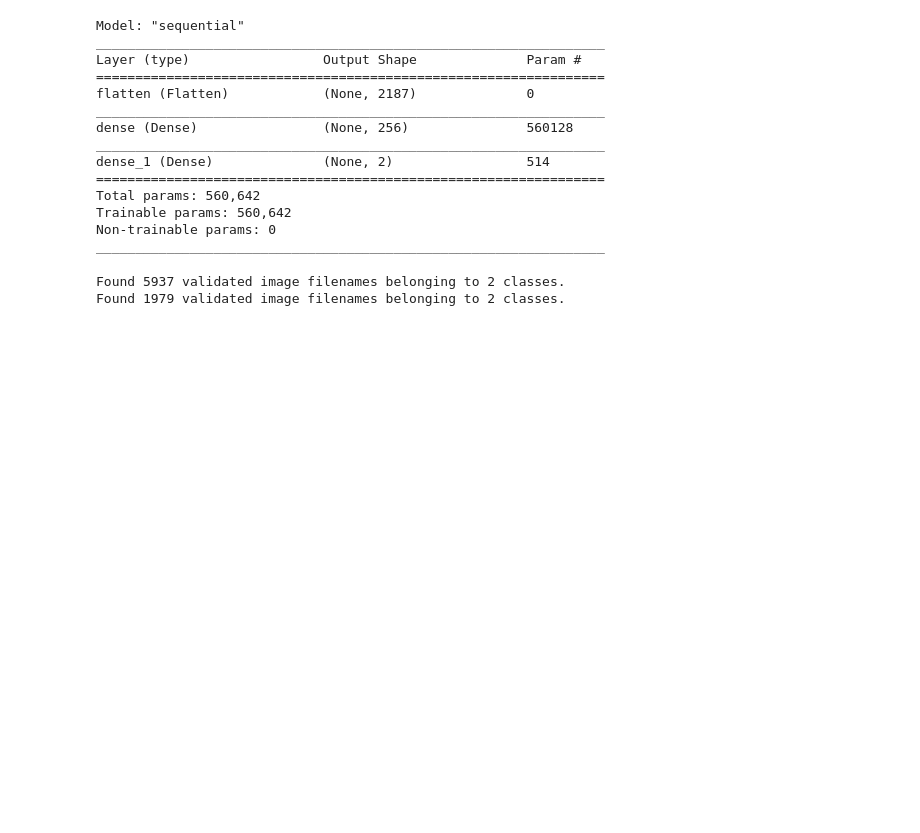
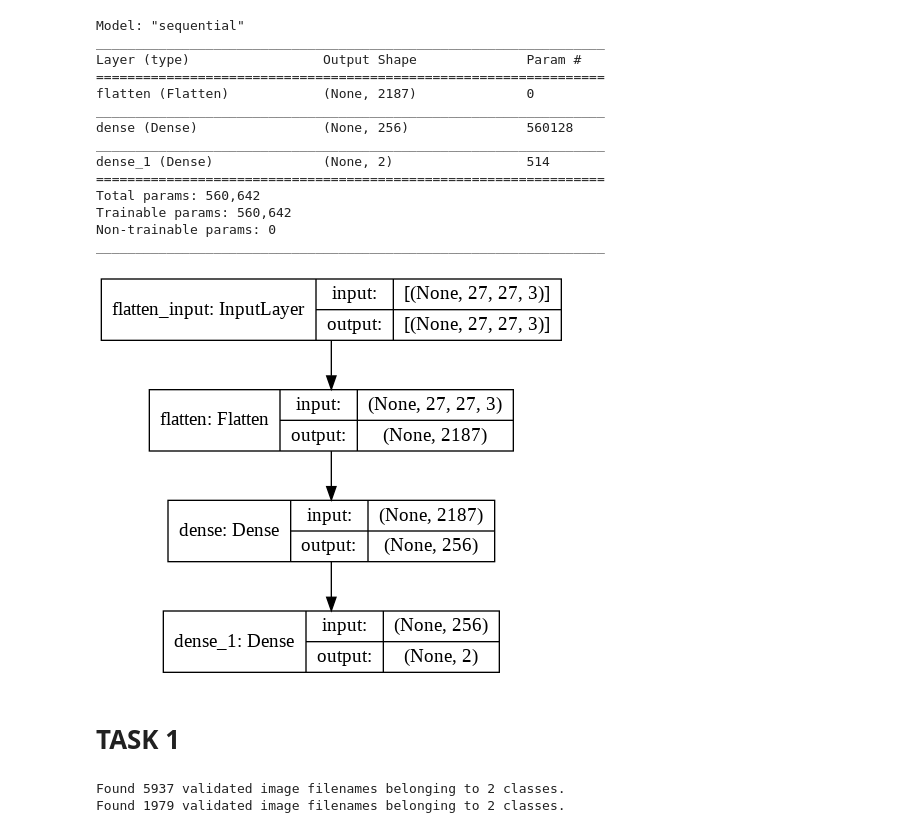
Before and after one commit to ngkarthi71/colon-cancer-analysis, a Jupyter notebook: rough.ipynb, the cells around one changed output. Drawn from its saved outputs; the diff is of its cells as text; code cells hidden in the pictures; blank space fills up the shorter version.

```diff
--- a/rough.ipynb
+++ b/rough.ipynb
@@ -109,6 +104,12 @@ Total params: 560,642
 Trainable params: 560,642
 Non-trainable params: 0
 _________________________________________________________________
+# %%
+tf.keras.utils.plot_model(model, show_shapes=True)
+# %% [output]
+[figure, added]
+# %% [markdown]
+# TASK 1
 # %%
 train_data['isCancerous'] = train_data['isCancerous'].astype('str')
 val_data['isCancerous'] = val_data['isCancerous'].astype('str')
```
Also changed, not shown: parts of 18 cells of this notebook.
